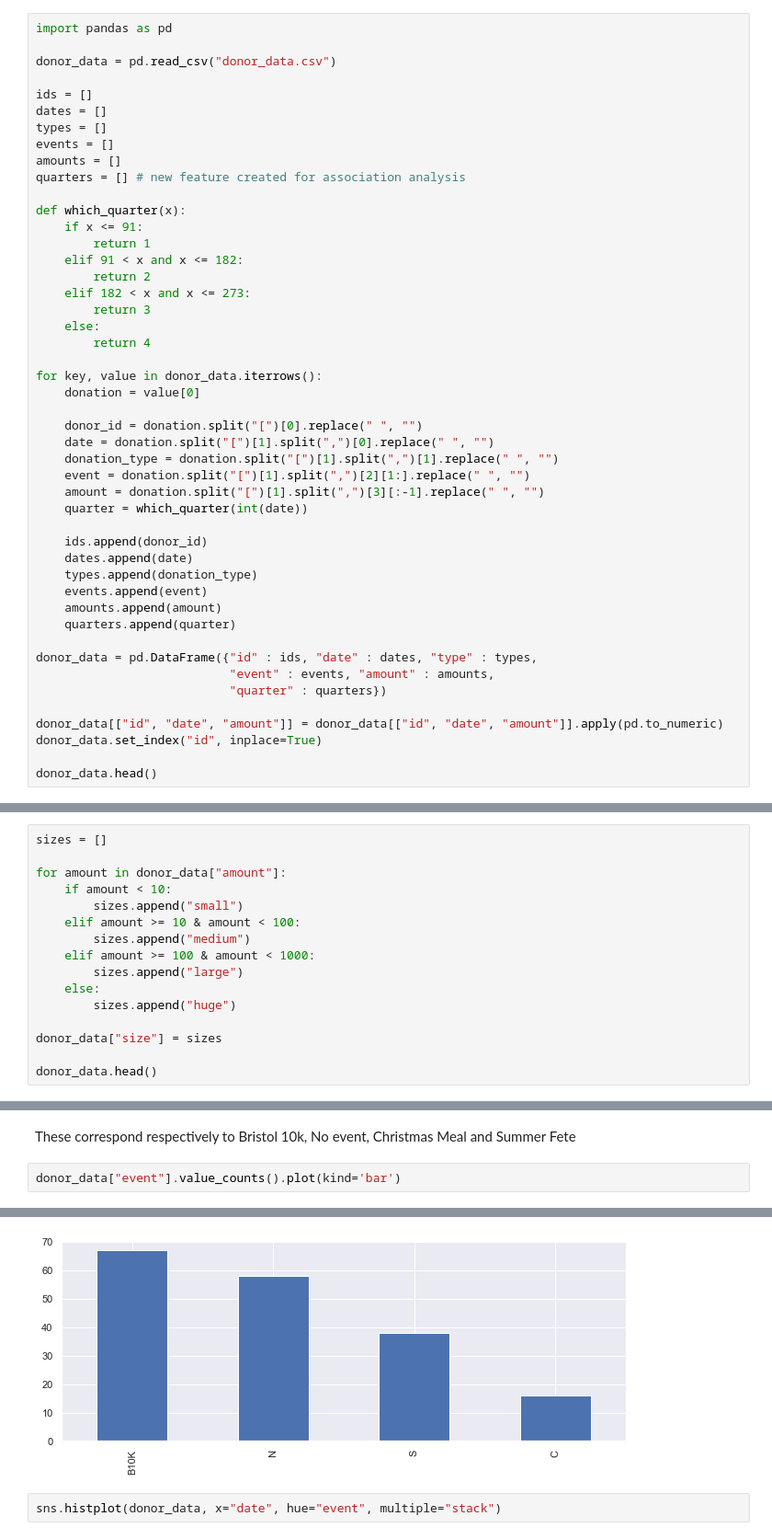
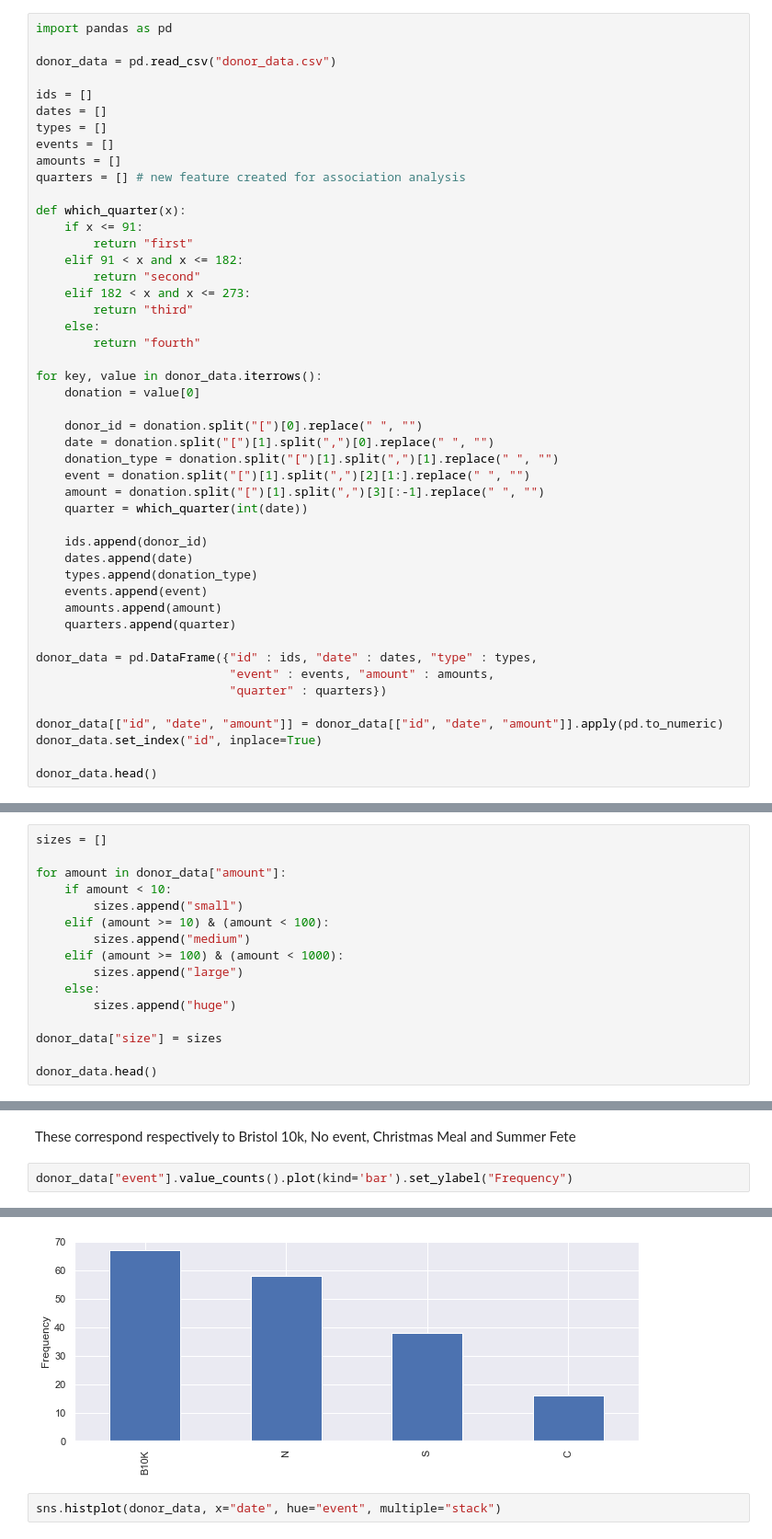
Before and after one commit to jireland88/Data_Science_in_Pro_Bono_Consulting, a Jupyter notebook: Donation Analysis.ipynb, the cells around one changed output, grey strips where cells are left out. Shown at 92% size. Drawn from its saved outputs; the diff is of its cells as text.

```diff
--- a/Donation Analysis.ipynb
+++ b/Donation Analysis.ipynb
@@ -27,13 +28,13 @@ quarters = [] # new feature created for association analysis
 
 def which_quarter(x):
     if x <= 91:
-        return 1
+        return "first"
     elif 91 < x and x <= 182:
-        return 2
+        return "second"
     elif 182 < x and x <= 273:
-        return 3
+        return "third"
     else:
-        return 4
+        return "fourth"
 
 for key, value in donor_data.iterrows():
     donation = value[0]
@@ -155,9 +168,9 @@ sizes = []
 for amount in donor_data["amount"]:
     if amount < 10:
         sizes.append("small")
-    elif amount >= 10 & amount < 100:
+    elif (amount >= 10) & (amount < 100):
         sizes.append("medium")
-    elif amount >= 100 & amount < 1000:
+    elif (amount >= 100) & (amount < 1000):
         sizes.append("large")
     else:
         sizes.append("huge")
@@ -184,5 +197,5 @@ array(['B10K', 'N', 'C', 'S'], dtype=object)
 # %% [markdown]
 These correspond respectively to Bristol 10k, No event, Christmas Meal and Summer Fete
 # %%
-donor_data["event"].value_counts().plot(kind='bar')
+donor_data["event"].value_counts().plot(kind='bar').set_ylabel("Frequency")
 # %% [output]
@@ -190,4 +203,4 @@ donor_data["event"].value_counts().plot(kind='bar')
-[figure, old version]
+[figure, new version]
 # %%
 sns.histplot(donor_data, x="date", hue="event", multiple="stack")
 # %% [output]
```
Also changed, not shown: parts of 17 cells of this notebook.
